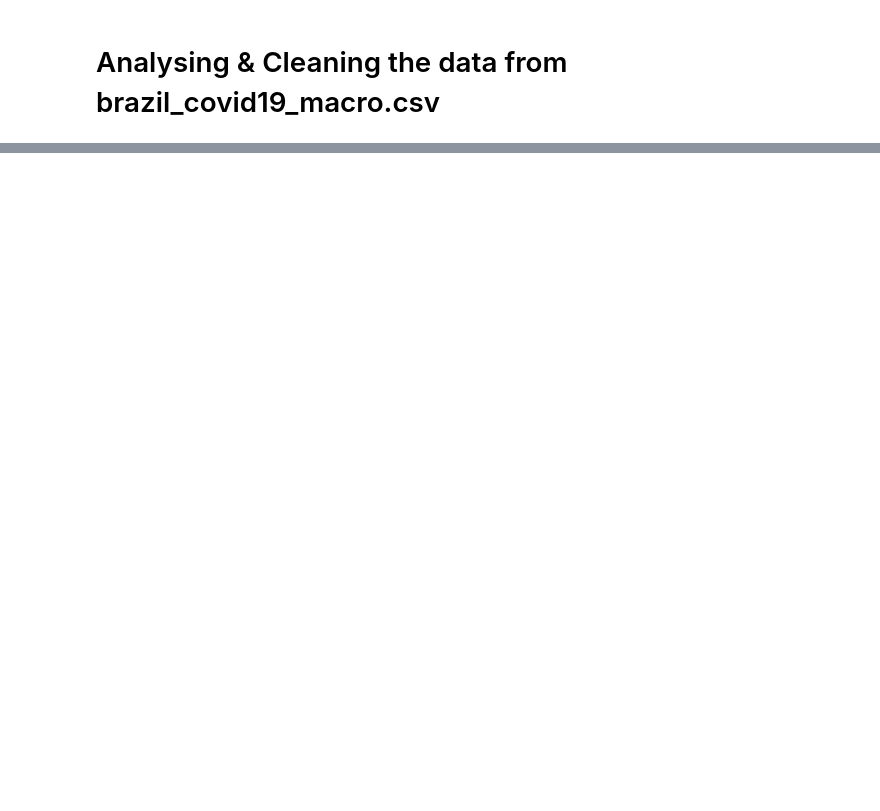
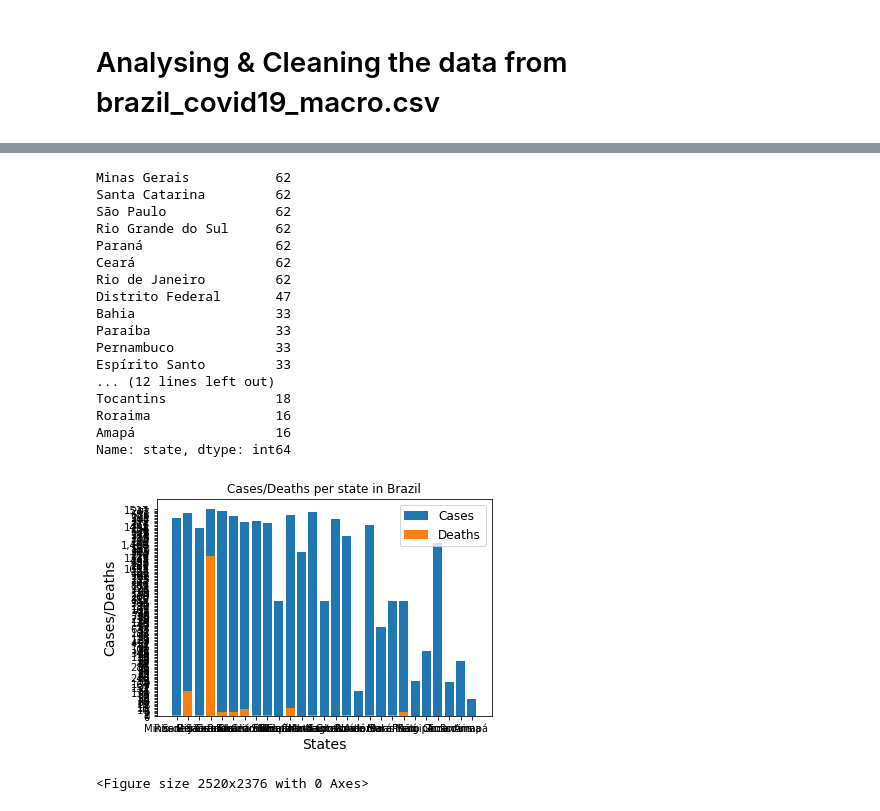
Before and after one commit to LuisFelipeTs/Data_Science_And_Analytics, a Jupyter notebook: Covid_Study(ML + SQL)/Data_Cleaning_&_analysing.ipynb, the cells around one changed output, grey strips where cells are left out. Cells and saved outputs as stored; diff of their text form; code cells hidden in the pictures; blank space fills up the shorter version.

```diff
--- a/Covid_Study(ML + SQL)/Data_Cleaning_&_analysing.ipynb
+++ b/Covid_Study(ML + SQL)/Data_Cleaning_&_analysing.ipynb
@@ -144,0 +223,3 @@ Not necessary to change the database
+# %%
+db_cov_old = pd.read_csv("brazil_covid19_old.csv")
+db_cov_old.head(5)
@@ -144,0 +245,30 @@ Not necessary to change the database
+# %%
+print(str(db_cov_old['state'].value_counts(dropna = False)) + '\n')
+plt.title('Cases/Deaths per state in Brazil')
+plt.xlabel('States', fontsize=14)
+plt.ylabel('Cases/Deaths', fontsize=14)
+plt.bar(db_cov_old['state'], db_cov_old['cases'])
+plt.bar(db_cov_old['state'], db_cov_old['deaths'])
+plt.legend(['Cases','Deaths'], fontsize=12)
+plt.figure(figsize=(35, 33))
+plt.show()
+# %% [output]
+Minas Gerais           62
+Santa Catarina         62
+São Paulo              62
+Rio Grande do Sul      62
+Paraná                 62
+Ceará                  62
+Rio de Janeiro         62
+Distrito Federal       47
+Bahia                  33
+Paraíba                33
+Pernambuco             33
+Espírito Santo         33
+... (12 lines left out)
+Tocantins              18
+Roraima                16
+Amapá                  16
+Name: state, dtype: int64
+[figure, added]
+<Figure size 2520x2376 with 0 Axes>
```
Also changed, not shown: parts of 10 cells of this notebook.
